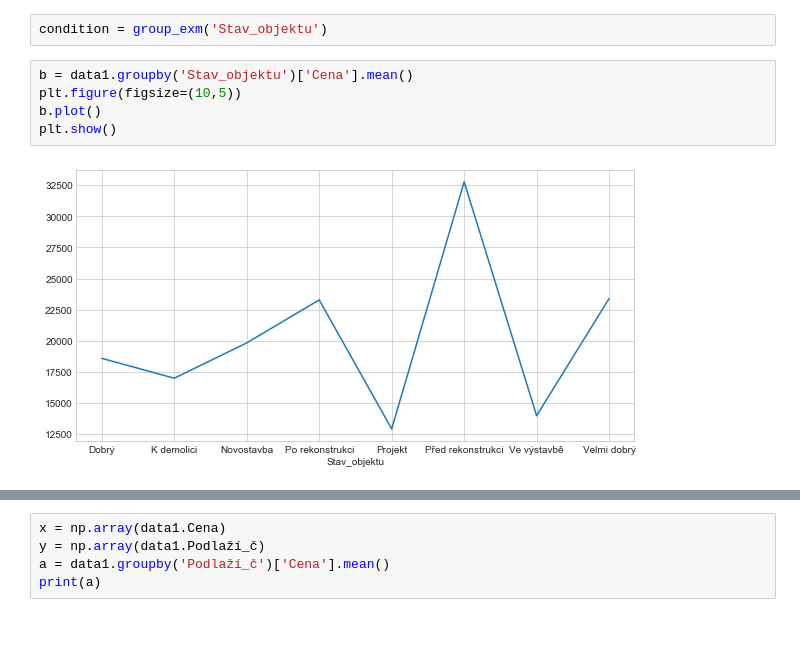
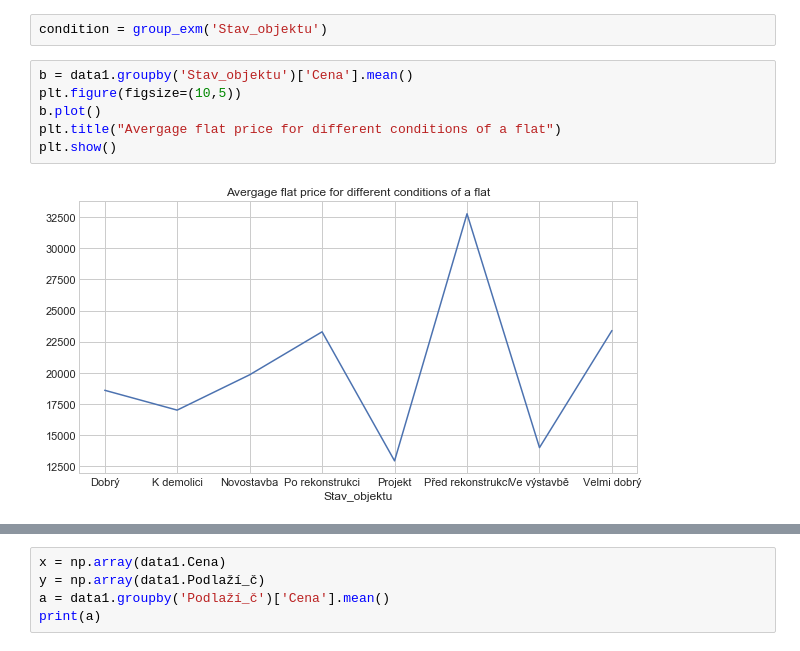
Before and after one commit to PepaSvec/realestate_metro, a Jupyter notebook: Visualisation.ipynb, the cells around one changed output, grey strips where cells are left out. Saved outputs shown, nothing was run; the diff lists cells and outputs as text.

```diff
--- a/Visualisation.ipynb
+++ b/Visualisation.ipynb
@@ -103,10 +107,11 @@ condition = group_exm('Stav_objektu')
 # %%
 b = data1.groupby('Stav_objektu')['Cena'].mean()
 plt.figure(figsize=(10,5))
 b.plot()
+plt.title("Avergage flat price for different conditions of a flat")
 plt.show()
 # %% [output]
-[figure, old version]
+[figure, new version]
 # %%
 labels = 'Dobrý', 'K demolici', 'Novostavba','Po rekonstrukci', 'Projekt', 'Před rekonstrukcí', 'Ve výstavbě','Velmi dobrý'
 
```
Also changed, not shown: parts of 60 cells of this notebook, 2 other files.
